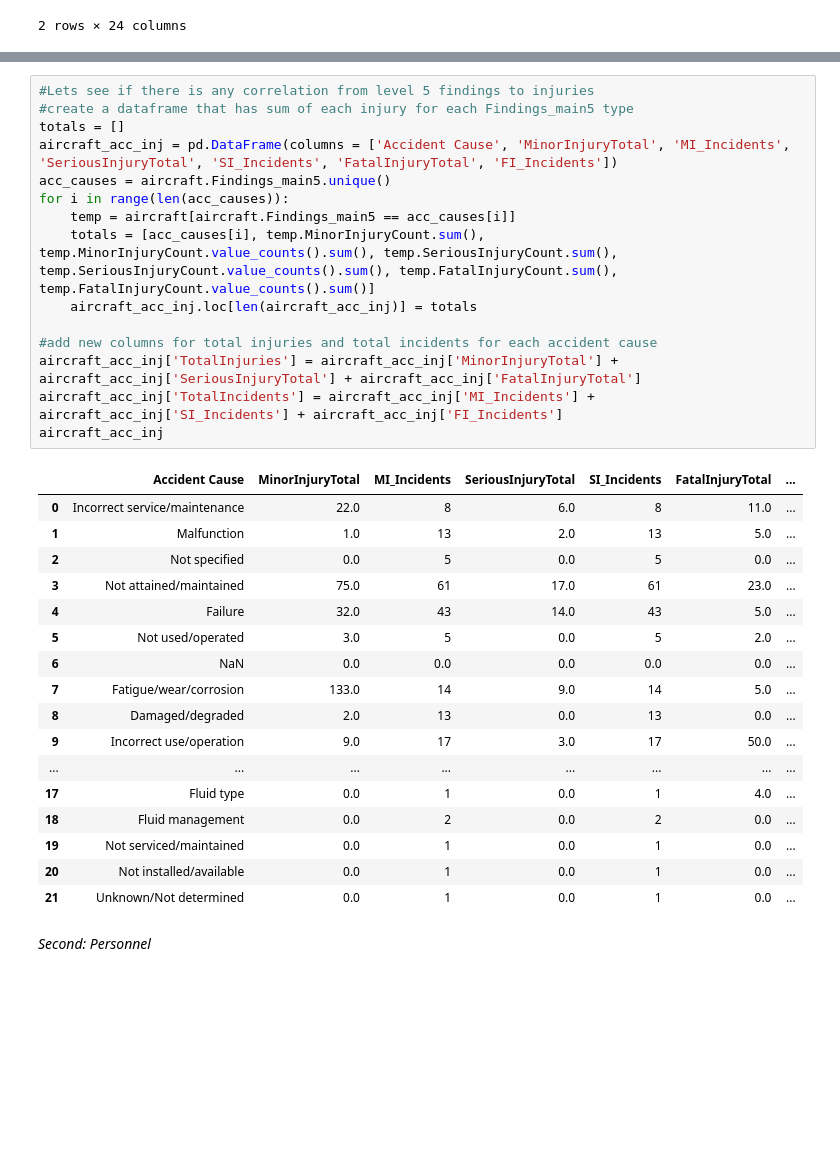
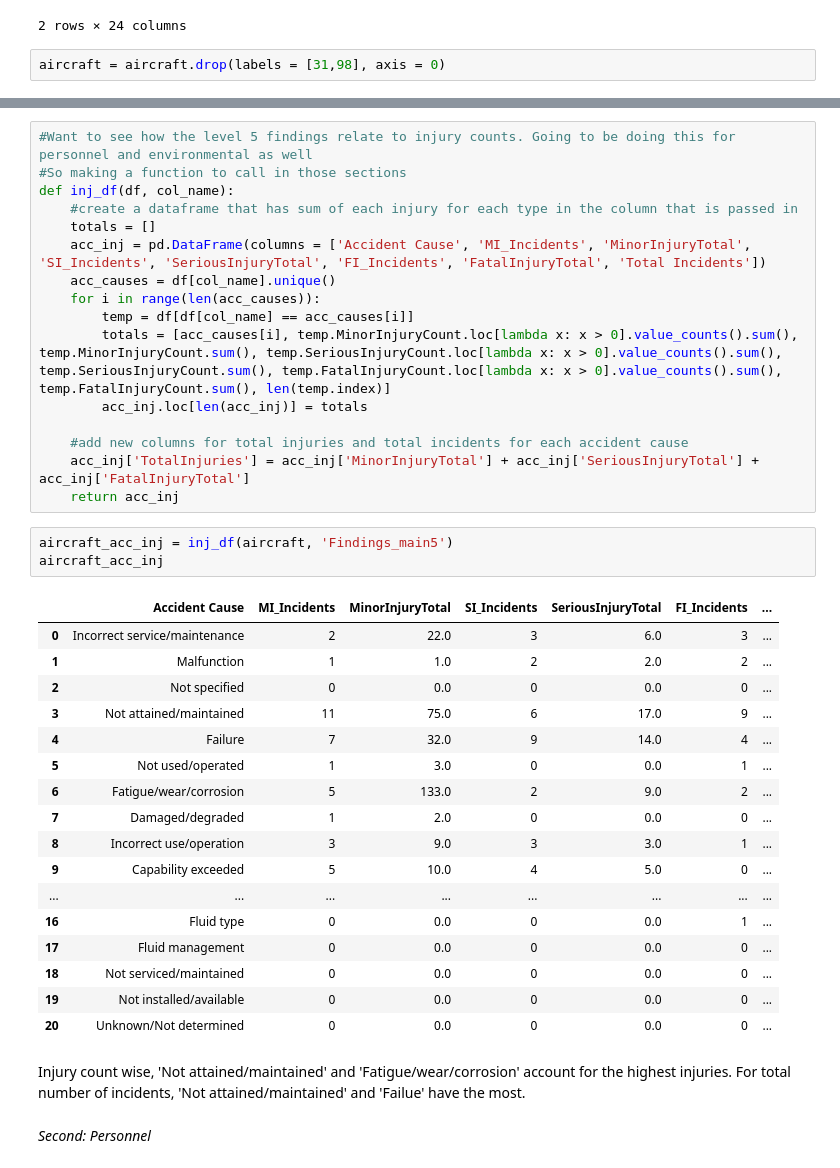
Before and after one commit to ashleyg16/Capstone2, a Jupyter notebook: Capstone 2 EDA.ipynb, the cells around one changed output, grey strips where cells are left out. Drawn from its saved outputs; the diff is of its cells as text; blank space fills up the shorter version.

Commit message:
still needs work but want mentor feedback

```diff
--- a/Capstone 2 EDA.ipynb
+++ b/Capstone 2 EDA.ipynb
@@ -255,3 +255,5 @@ aircraft[aircraft['Findings_main5'].isna() == True]
 | 31 | MIA08LA149 | ACC | 68508 | 2008-06-01T12:50:00Z | Charlotte Amali | NaN | United States | N411FS | False | Aviation | ... |
 | 98 | CEN09CA343 | ACC | 73982 | 2009-06-05T20:50:00Z | Englewood | Colorado | United States | N37127 | False | Aviation | ... |
 2 rows × 24 columns
+# %%
+aircraft = aircraft.drop(labels = [31,98], axis = 0)
@@ -258,36 +266,42 @@ aircraft[aircraft['Findings_main5'].isna() == True]
 # %%
-#Lets see if there is any correlation from level 5 findings to injuries
-#create a dataframe that has sum of each injury for each Findings_main5 type
-totals = []
-aircraft_acc_inj = pd.DataFrame(columns = ['Accident Cause', 'MinorInjuryTotal', 'MI_Incidents', 'SeriousInjuryTotal', 'SI_Incidents', 'FatalInjuryTotal', 'FI_Incidents'])
-acc_causes = aircraft.Findings_main5.unique()
-for i in range(len(acc_causes)):
-    temp = aircraft[aircraft.Findings_main5 == acc_causes[i]]
-    totals = [acc_causes[i], temp.MinorInjuryCount.sum(), temp.MinorInjuryCount.value_counts().sum(), temp.SeriousInjuryCount.sum(), temp.SeriousInjuryCount.value_counts().sum(), temp.FatalInjuryCount.sum(), temp.FatalInjuryCount.value_counts().sum()]
-    aircraft_acc_inj.loc[len(aircraft_acc_inj)] = totals
+#Want to see how the level 5 findings relate to injury counts. Going to be doing this for personnel and environmental as well
+#So making a function to call in those sections
+def inj_df(df, col_name):
+    #create a dataframe that has sum of each injury for each type in the column that is passed in
+    totals = []
+    acc_inj = pd.DataFrame(columns = ['Accident Cause', 'MI_Incidents', 'MinorInjuryTotal', 'SI_Incidents', 'SeriousInjuryTotal', 'FI_Incidents', 'FatalInjuryTotal', 'Total Incidents'])
+    acc_causes = df[col_name].unique()
+    for i in range(len(acc_causes)):
+        temp = df[df[col_name] == acc_causes[i]]
+        totals = [acc_causes[i], temp.MinorInjuryCount.loc[lambda x: x > 0].value_counts().sum(), temp.MinorInjuryCount.sum(), temp.SeriousInjuryCount.loc[lambda x: x > 0].value_counts().sum(), temp.SeriousInjuryCount.sum(), temp.FatalInjuryCount.loc[lambda x: x > 0].value_counts().sum(), temp.FatalInjuryCount.sum(), len(temp.index)]
+        acc_inj.loc[len(acc_inj)] = totals
 
-#add new columns for total injuries and total incidents for each accident cause
-aircraft_acc_inj['TotalInjuries'] = aircraft_acc_inj['MinorInjuryTotal'] + aircraft_acc_inj['SeriousInjuryTotal'] + aircraft_acc_inj['FatalInjuryTotal']
-aircraft_acc_inj['TotalIncidents'] = aircraft_acc_inj['MI_Incidents'] + aircraft_acc_inj['SI_Incidents'] + aircraft_acc_inj['FI_Incidents']
-aircraft_acc_inj
+    #add new columns for total injuries and total incidents for each accident cause
+    acc_inj['TotalInjuries'] = acc_inj['MinorInjuryTotal'] + acc_inj['SeriousInjuryTotal'] + acc_inj['FatalInjuryTotal']
+    return acc_inj
-# %% [output]
-|  | Accident Cause | MinorInjuryTotal | MI_Incidents | SeriousInjuryTotal | SI_Incidents | FatalInjuryTotal | ... |
-| 0 | Incorrect service/maintenance | 22.0 | 8 | 6.0 | 8 | 11.0 | ... |
-| 1 | Malfunction | 1.0 | 13 | 2.0 | 13 | 5.0 | ... |
-| 2 | Not specified | 0.0 | 5 | 0.0 | 5 | 0.0 | ... |
-| 3 | Not attained/maintained | 75.0 | 61 | 17.0 | 61 | 23.0 | ... |
-| 4 | Failure | 32.0 | 43 | 14.0 | 43 | 5.0 | ... |
-| 5 | Not used/operated | 3.0 | 5 | 0.0 | 5 | 2.0 | ... |
-| 6 | NaN | 0.0 | 0.0 | 0.0 | 0.0 | 0.0 | ... |
-| 7 | Fatigue/wear/corrosion | 133.0 | 14 | 9.0 | 14 | 5.0 | ... |
-| 8 | Damaged/degraded | 2.0 | 13 | 0.0 | 13 | 0.0 | ... |
-| 9 | Incorrect use/operation | 9.0 | 17 | 3.0 | 17 | 50.0 | ... |
-| ... | ... | ... | ... | ... | ... | ... | ... |
-| 17 | Fluid type | 0.0 | 1 | 0.0 | 1 | 4.0 | ... |
-| 18 | Fluid management | 0.0 | 2 | 0.0 | 2 | 0.0 | ... |
-| 19 | Not serviced/maintained | 0.0 | 1 | 0.0 | 1 | 0.0 | ... |
-| 20 | Not installed/available | 0.0 | 1 | 0.0 | 1 | 0.0 | ... |
-| 21 | Unknown/Not determined | 0.0 | 1 | 0.0 | 1 | 0.0 | ... |
+# %%
+aircraft_acc_inj = inj_df(aircraft, 'Findings_main5')
+aircraft_acc_inj
+# %% [output]
+|  | Accident Cause | MI_Incidents | MinorInjuryTotal | SI_Incidents | SeriousInjuryTotal | FI_Incidents | ... |
+| 0 | Incorrect service/maintenance | 2 | 22.0 | 3 | 6.0 | 3 | ... |
+| 1 | Malfunction | 1 | 1.0 | 2 | 2.0 | 2 | ... |
+| 2 | Not specified | 0 | 0.0 | 0 | 0.0 | 0 | ... |
+| 3 | Not attained/maintained | 11 | 75.0 | 6 | 17.0 | 9 | ... |
+| 4 | Failure | 7 | 32.0 | 9 | 14.0 | 4 | ... |
+| 5 | Not used/operated | 1 | 3.0 | 0 | 0.0 | 1 | ... |
+| 6 | Fatigue/wear/corrosion | 5 | 133.0 | 2 | 9.0 | 2 | ... |
+| 7 | Damaged/degraded | 1 | 2.0 | 0 | 0.0 | 0 | ... |
+| 8 | Incorrect use/operation | 3 | 9.0 | 3 | 3.0 | 1 | ... |
+| 9 | Capability exceeded | 5 | 10.0 | 4 | 5.0 | 0 | ... |
+| ... | ... | ... | ... | ... | ... | ... | ... |
+| 16 | Fluid type | 0 | 0.0 | 0 | 0.0 | 1 | ... |
+| 17 | Fluid management | 0 | 0.0 | 0 | 0.0 | 0 | ... |
+| 18 | Not serviced/maintained | 0 | 0.0 | 0 | 0.0 | 0 | ... |
+| 19 | Not installed/available | 0 | 0.0 | 0 | 0.0 | 0 | ... |
+| 20 | Unknown/Not determined | 0 | 0.0 | 0 | 0.0 | 0 | ... |
+# %% [markdown]
+Injury count wise, 'Not attained/maintained' and 'Fatigue/wear/corrosion' account for the highest injuries. For total number of incidents, 'Not attained/maintained' and 'Failue' have the most.
 # %% [markdown]
 _Second: Personnel_
 # %%
```
Also changed, not shown: parts of 15 cells of this notebook.
